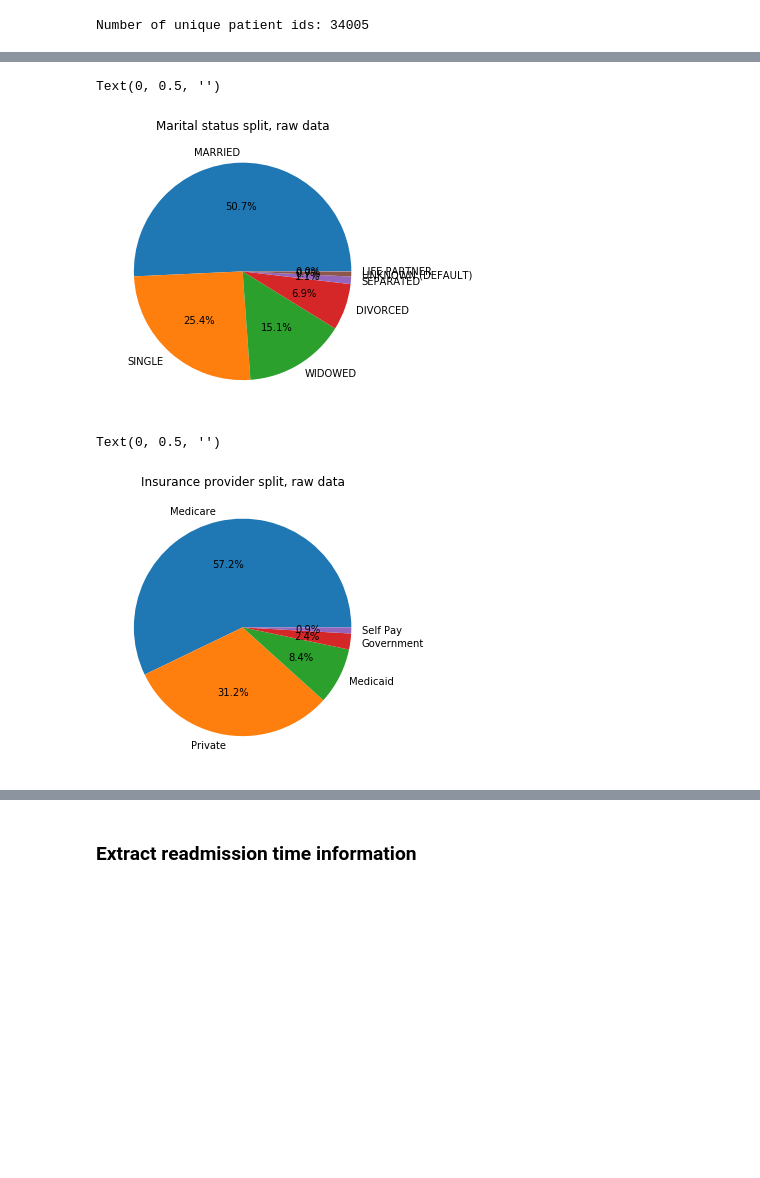
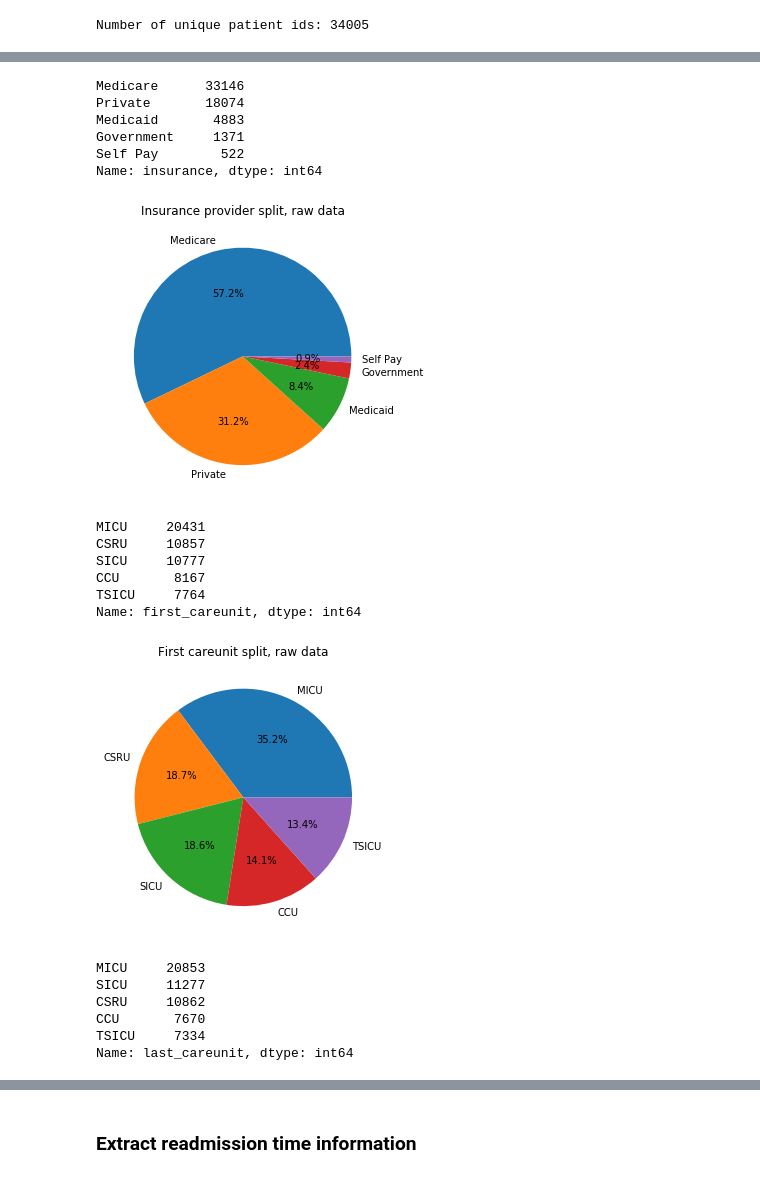
Before and after one commit to NicolasHu11/Short-Long-Term-Mortality-Prediction, a Jupyter notebook: Process Books/1_create_dataframe.ipynb, the cells around one changed output, grey strips where cells are left out. Saved outputs shown, nothing was run; the diff lists cells and outputs as text; code cells hidden in the pictures; blank space fills up the shorter version.

```diff
--- a/Process Books/1_create_dataframe.ipynb
+++ b/Process Books/1_create_dataframe.ipynb
@@ -119,18 +238,45 @@ Text(0, 0.5, '')
+# %%
+data.insurance.value_counts(dropna=False)
+# %% [output]
+Medicare      33146
+Private       18074
+Medicaid       4883
+Government     1371
+Self Pay        522
+Name: insurance, dtype: int64
 # %%
 fig = plt.figure(figsize=(5,5))
-data.marital_status.value_counts().plot.pie(startangle = 0, autopct='%1.1f%%')
-plt.title('Marital status split, raw data')
+data.insurance.value_counts(dropna=False).plot.pie(startangle = 0, autopct='%1.1f%%')
+plt.title('Insurance provider split, raw data')
 plt.ylabel('')
-# fig.savefig('figures/raw_marital.png')
+# fig.savefig('figures/raw_insurance.png')
+plt.show()
 # %% [output]
-Text(0, 0.5, '')
-[figure, old version]
+[figure, new version]
+# %%
+data.first_careunit.value_counts(dropna=False)
+# %% [output]
+MICU     20431
+CSRU     10857
+SICU     10777
+CCU       8167
+TSICU     7764
+Name: first_careunit, dtype: int64
 # %%
 fig = plt.figure(figsize=(5,5))
-data.insurance.value_counts().plot.pie(startangle = 0, autopct='%1.1f%%')
-plt.title('Insurance provider split, raw data')
+data.first_careunit.value_counts(dropna=False).plot.pie(startangle = 0, autopct='%1.1f%%')
+plt.title('First careunit split, raw data')
 plt.ylabel('')
 # fig.savefig('figures/raw_insurance.png')
+plt.show()
 # %% [output]
-Text(0, 0.5, '')
-[figure, old version]
+[figure, new version]
+# %%
+data.last_careunit.value_counts(dropna=False)
+# %% [output]
+MICU     20853
+SICU     11277
+CSRU     10862
+CCU       7670
+TSICU     7334
+Name: last_careunit, dtype: int64
```
Also changed, not shown: parts of 28 cells of this notebook.
